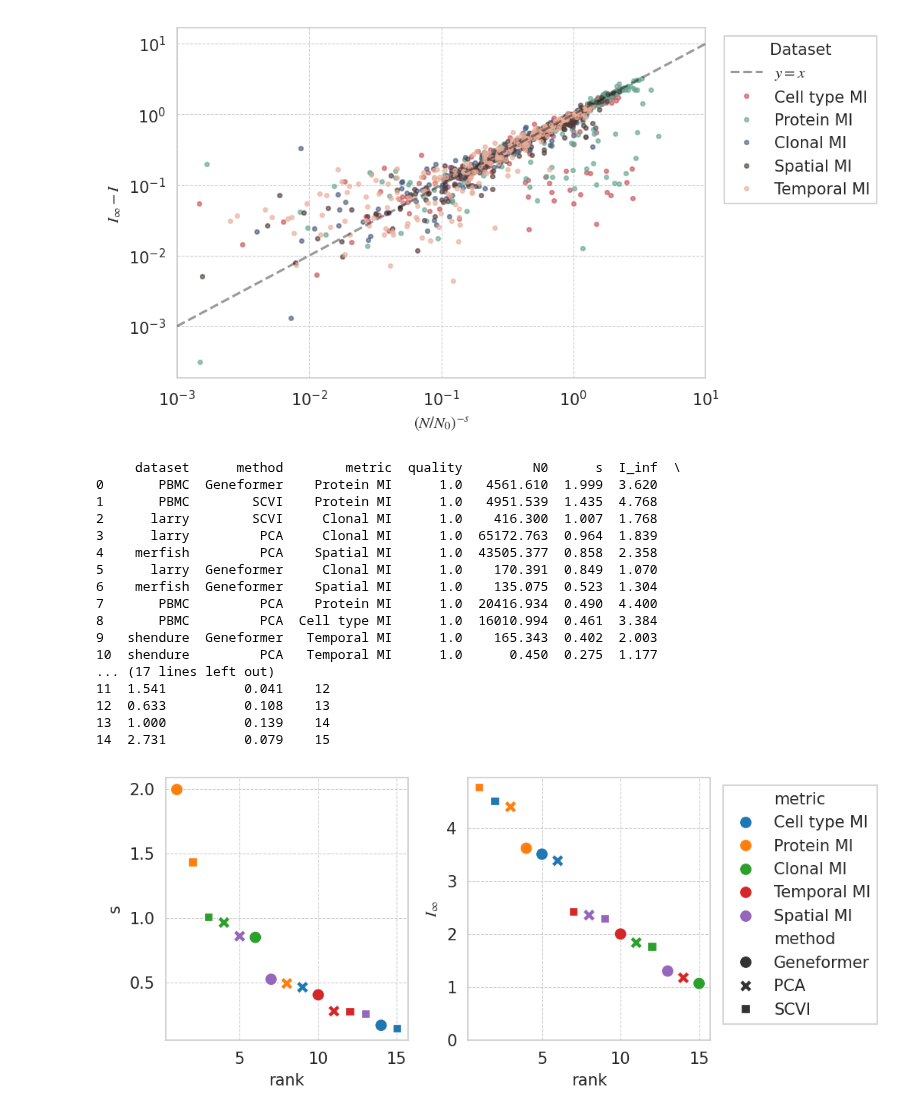
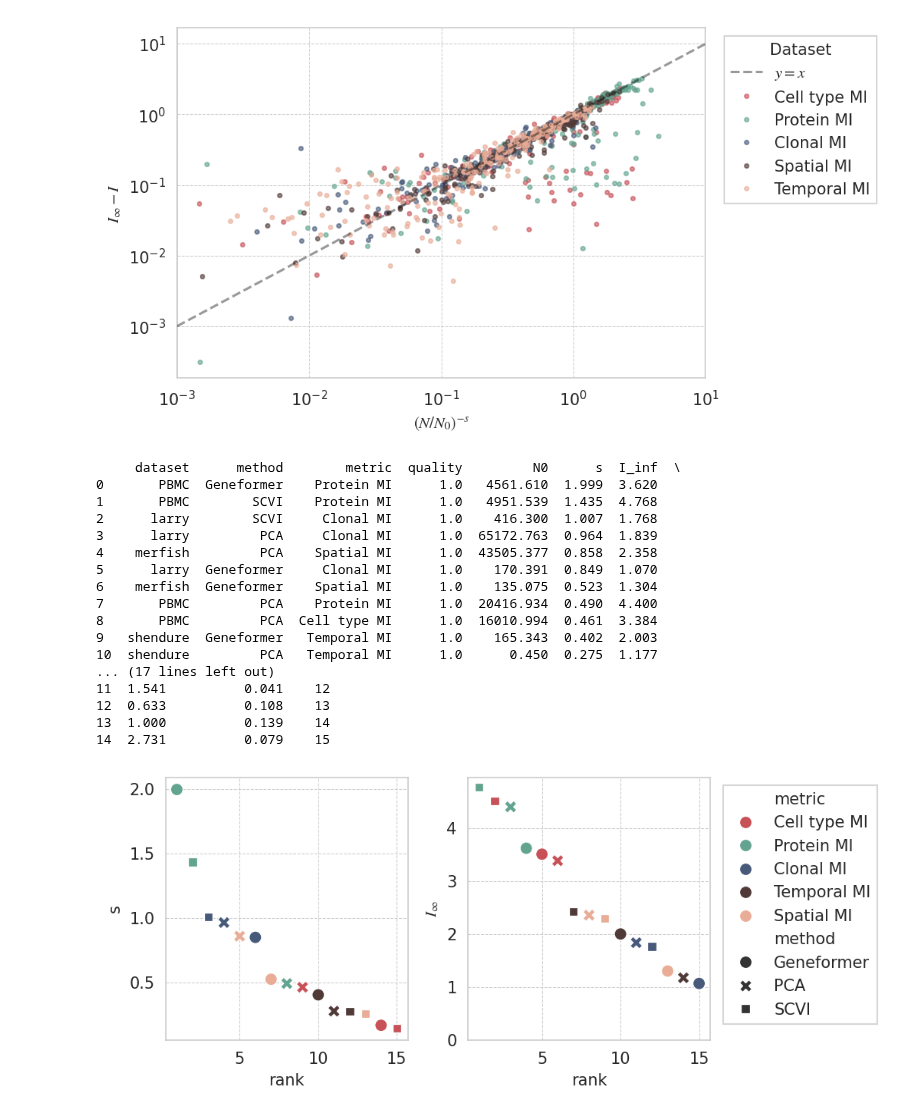
Before and after one commit to igor-sadalski/Scaling-up-measurement-noise-scaling-laws, a Jupyter notebook: analysis/cell_number_scaling.ipynb, the cells around one changed output. Drawn from its saved outputs; the diff is of its cells as text; code cells hidden in the pictures.

```diff
--- a/analysis/cell_number_scaling.ipynb
+++ b/analysis/cell_number_scaling.ipynb
@@ -157,6 +137,11 @@ Plotted 139 curves.
 <matplotlib.legend.Legend at 0x...>
 [figure]
 # %%
+c6 = ['#c4bae2','#40ada6','#3c4ebf',
+        '#e3a600', '#d6543a', '#edb1a3']
+pretty_palette_2 = [c6[c] for c in range(6) if c in [1,2,3,4]]
+hue_order = ['Rand. Proj.', 'PCA', 'SCVI', 'Geneformer']
+
 # compute rank of s (highest to lowest)
 subset = sc_param_df[sc_param_df['quality'] == 1]
 subset = subset[subset['method'] != 'Rand. Proj.']
@@ -170,7 +155,7 @@ sns.scatterplot(
     data=ranked,
     x='rank', y='s',
     hue='metric',
-    palette='tab10',
+    palette=pretty_palette,
     style='method',
     s=60,
     edgecolor='w',
@@ -187,36 +172,36 @@ sns.scatterplot(
     data=ranked,
     x='rank', y='I_inf',
     hue='metric',
-    palette='tab10',
+    palette=pretty_palette,
     style='method',
     s=60,
     edgecolor='w',
     ax=axs[1],
     hue_order=['Cell type MI', 'Protein MI', 'Clonal MI', 'Temporal MI', 'Spatial MI'],
     style_order=['Geneformer', 'PCA', 'SCVI',],
 )
 plt.xlabel('rank')
 axs[1].set_ylabel(r'$I_\infty$')
 plt.legend(bbox_to_anchor=(1.02,1), loc='upper left',)
 plt.ylim(0, )
 plt.tight_layout()
 plt.show()
 # %% [output]
      dataset      method        metric  quality         N0      s  I_inf  \
 0       PBMC  Geneformer    Protein MI      1.0   4561.610  1.999  3.620
 1       PBMC        SCVI    Protein MI      1.0   4951.539  1.435  4.768
 2      larry        SCVI     Clonal MI      1.0    416.300  1.007  1.768
 3      larry         PCA     Clonal MI      1.0  65172.763  0.964  1.839
 4    merfish         PCA    Spatial MI      1.0  43505.377  0.858  2.358
 5      larry  Geneformer     Clonal MI      1.0    170.391  0.849  1.070
 6    merfish  Geneformer    Spatial MI      1.0    135.075  0.523  1.304
 7       PBMC         PCA    Protein MI      1.0  20416.934  0.490  4.400
 8       PBMC         PCA  Cell type MI      1.0  16010.994  0.461  3.384
 9   shendure  Geneformer   Temporal MI      1.0    165.343  0.402  2.003
 10  shendure         PCA   Temporal MI      1.0      0.450  0.275  1.177
 ... (17 lines left out)
 11  1.541          0.041    12
 12  0.633          0.108    13
 13  1.000          0.139    14
 14  2.731          0.079    15
-[figure, old version]
+[figure, new version]
```
Also changed, not shown: parts of 5 cells of this notebook, 2 other files.
